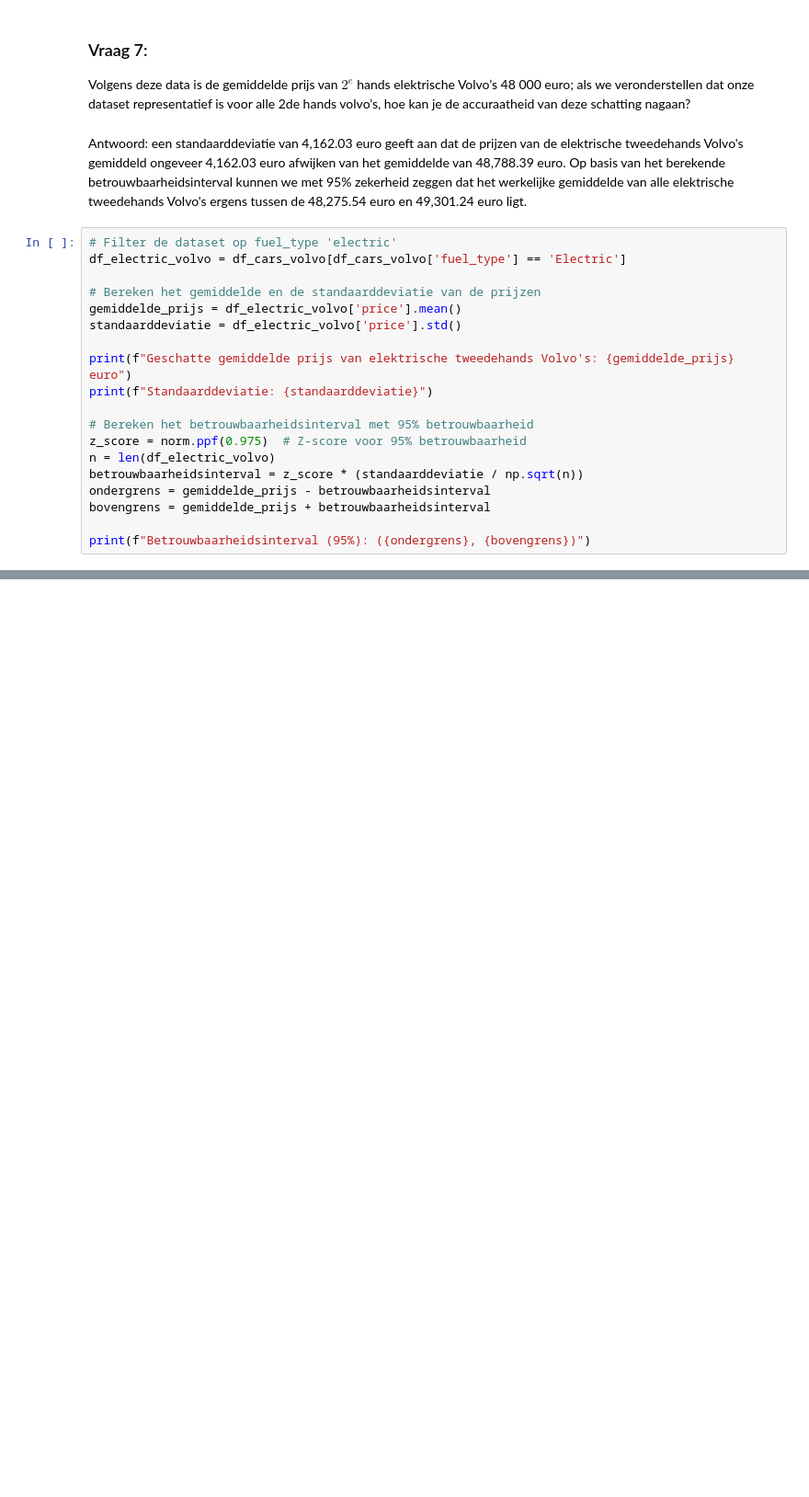
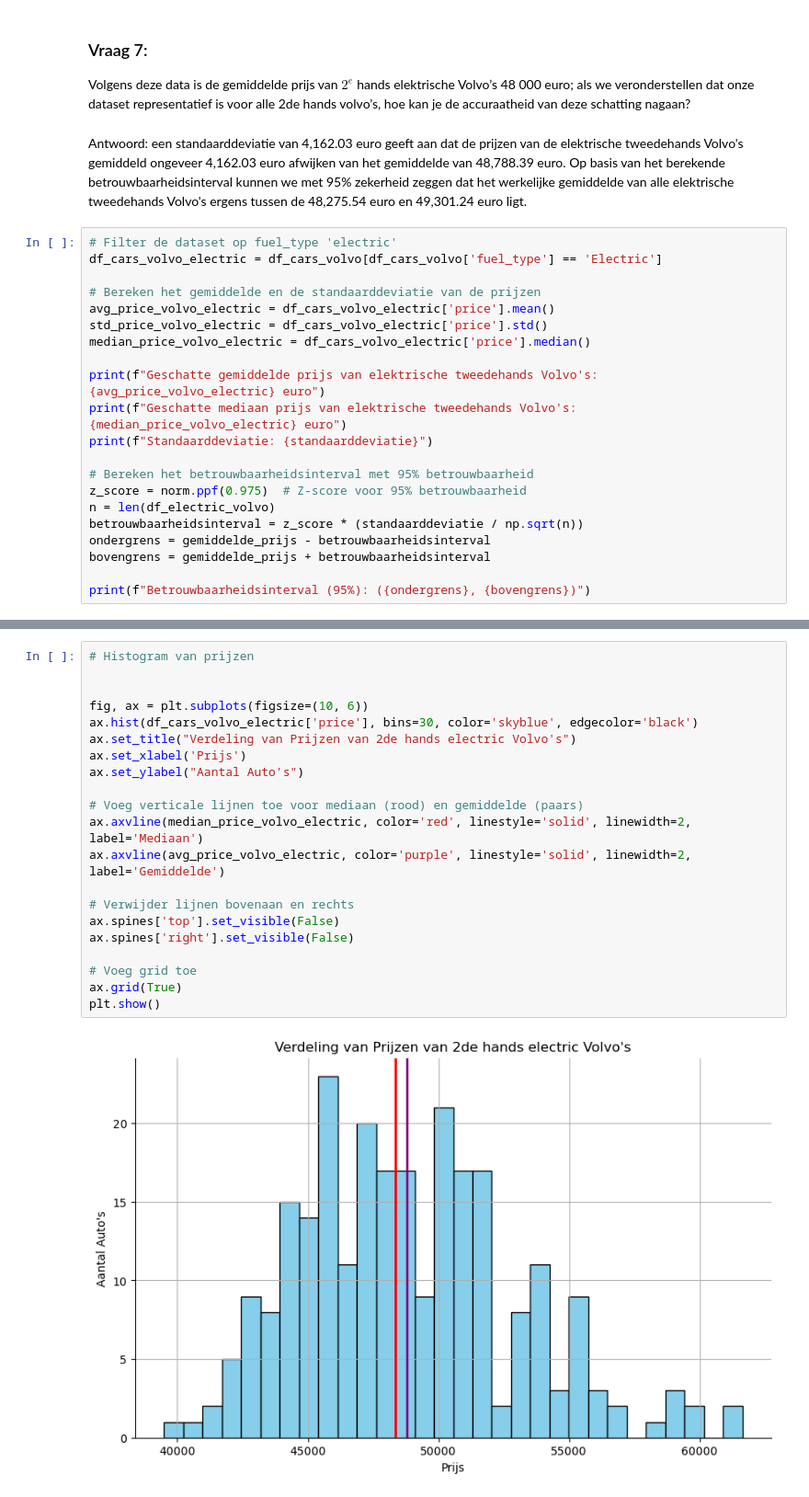
Before and after one commit to craftyraf/project-productie-proces, a Jupyter notebook: notebooks/autoproductie.ipynb, the cells around one changed output, grey strips where cells are left out. Shown at 92% size. Saved outputs shown, nothing was run; the diff lists cells and outputs as text; blank space fills up the shorter version.

```diff
--- a/notebooks/autoproductie.ipynb
+++ b/notebooks/autoproductie.ipynb
@@ -612,13 +677,15 @@ Volgens deze data is de gemiddelde prijs van $2^e$ hands elektrische Volvo’s 4
 Antwoord: een standaarddeviatie van 4,162.03 euro geeft aan dat de prijzen van de elektrische tweedehands Volvo's gemiddeld ongeveer 4,162.03 euro afwijken van het gemiddelde van 48,788.39 euro. Op basis van het berekende betrouwbaarheidsinterval kunnen we met 95% zekerheid zeggen dat het werkelijke gemiddelde van alle elektrische tweedehands Volvo's ergens tussen de 48,275.54 euro en 49,301.24 euro ligt.
 # %%
 # Filter de dataset op fuel_type 'electric'
-df_electric_volvo = df_cars_volvo[df_cars_volvo['fuel_type'] == 'Electric']
+df_cars_volvo_electric = df_cars_volvo[df_cars_volvo['fuel_type'] == 'Electric']
 
 # Bereken het gemiddelde en de standaarddeviatie van de prijzen
-gemiddelde_prijs = df_electric_volvo['price'].mean()
-standaarddeviatie = df_electric_volvo['price'].std()
+avg_price_volvo_electric = df_cars_volvo_electric['price'].mean()
+std_price_volvo_electric = df_cars_volvo_electric['price'].std()
+median_price_volvo_electric = df_cars_volvo_electric['price'].median()
 
-print(f"Geschatte gemiddelde prijs van elektrische tweedehands Volvo's: {gemiddelde_prijs} euro")
+print(f"Geschatte gemiddelde prijs van elektrische tweedehands Volvo's: {avg_price_volvo_electric} euro")
+print(f"Geschatte mediaan prijs van elektrische tweedehands Volvo's: {median_price_volvo_electric} euro")
 print(f"Standaarddeviatie: {standaarddeviatie}")
 
 # Bereken het betrouwbaarheidsinterval met 95% betrouwbaarheid
@@ -634,2 +702,25 @@ Geschatte gemiddelde prijs van elektrische tweedehands Volvo's: 48788.3913043478
 Standaarddeviatie: 4162.028740786209
 Betrouwbaarheidsinterval (95%): (48275.53829843574, 49301.244310259906)
+# %%
+# Histogram van prijzen
+
+
+fig, ax = plt.subplots(figsize=(10, 6))
+ax.hist(df_cars_volvo_electric['price'], bins=30, color='skyblue', edgecolor='black')
+ax.set_title("Verdeling van Prijzen van 2de hands electric Volvo's")
+ax.set_xlabel('Prijs')
+ax.set_ylabel("Aantal Auto's")
+
+# Voeg verticale lijnen toe voor mediaan (rood) en gemiddelde (paars)
+ax.axvline(median_price_volvo_electric, color='red', linestyle='solid', linewidth=2, label='Mediaan')
+ax.axvline(avg_price_volvo_electric, color='purple', linestyle='solid', linewidth=2, label='Gemiddelde')
+
+# Verwijder lijnen bovenaan en rechts
+ax.spines['top'].set_visible(False)
+ax.spines['right'].set_visible(False)
+
+# Voeg grid toe
+ax.grid(True)
+plt.show()
+# %% [output]
+[figure, added]
```
Also changed, not shown: parts of 6 cells of this notebook.
